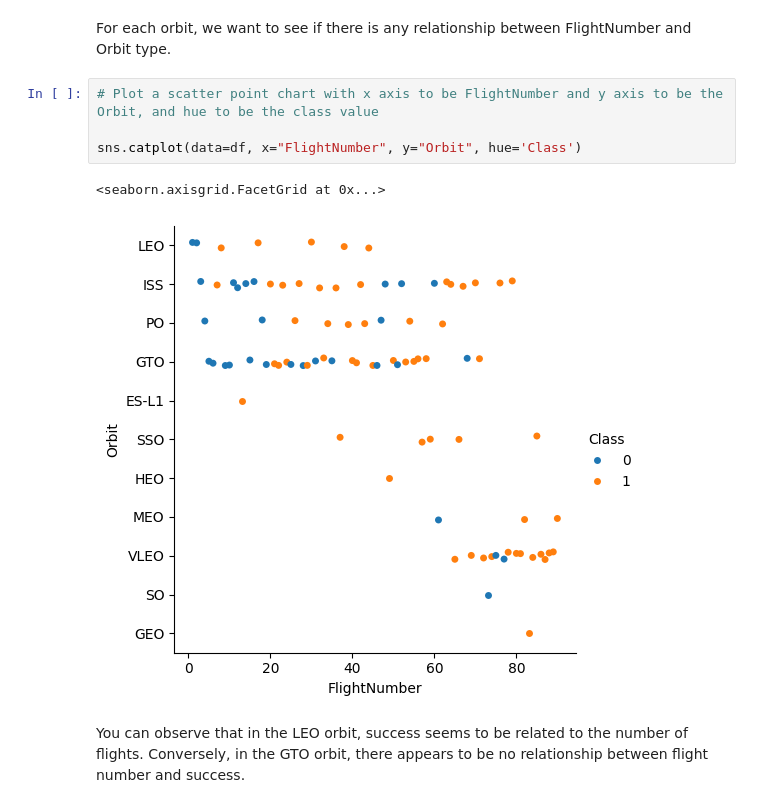
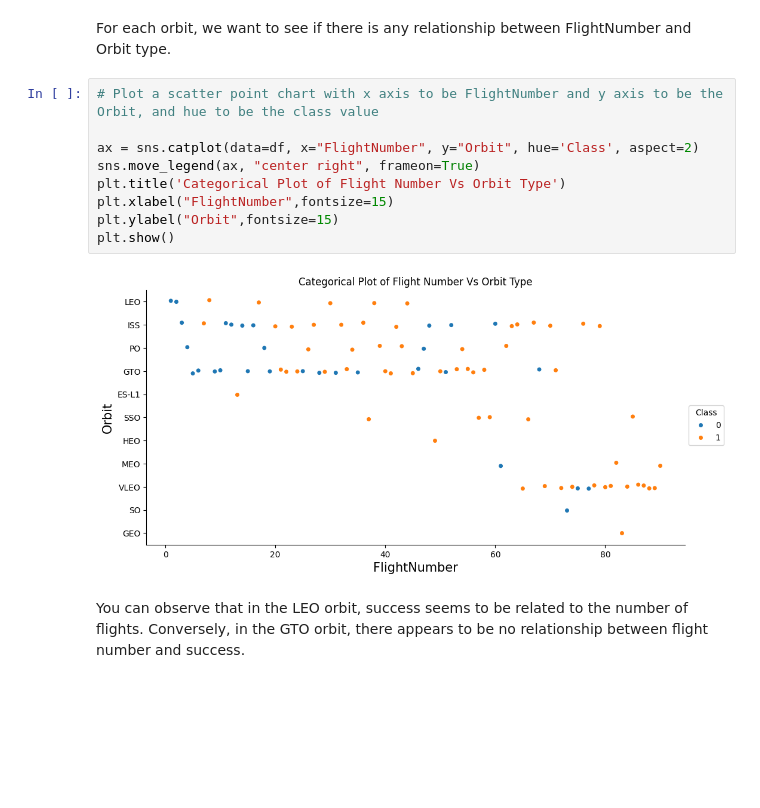
Before and after one commit to swchak/DataScience-Capstone, a Jupyter notebook: edadataviz.ipynb, the cells around one changed output. Cells and saved outputs as stored; diff of their text form; blank space fills up the shorter version.

```diff
--- a/edadataviz.ipynb
+++ b/edadataviz.ipynb
@@ -155,10 +284,14 @@ For each orbit, we want to see if there is any relationship between FlightNumber
 # %%
 # Plot a scatter point chart with x axis to be FlightNumber and y axis to be the Orbit, and hue to be the class value
 
-sns.catplot(data=df, x="FlightNumber", y="Orbit", hue='Class')
+ax = sns.catplot(data=df, x="FlightNumber", y="Orbit", hue='Class', aspect=2)
+sns.move_legend(ax, "center right", frameon=True)
+plt.title('Categorical Plot of Flight Number Vs Orbit Type')
+plt.xlabel("FlightNumber",fontsize=15)
+plt.ylabel("Orbit",fontsize=15)
+plt.show()
 # %% [output]
-<seaborn.axisgrid.FacetGrid at 0x...>
-[figure, old version]
+[figure, new version]
 # %% [markdown]
 You can observe that in the LEO orbit, success seems to be related to the number of flights. Conversely, in the GTO orbit, there appears to be no relationship between flight number and success.
 # %% [markdown]
```
Also changed, not shown: parts of 9 cells of this notebook, 8 other files.
